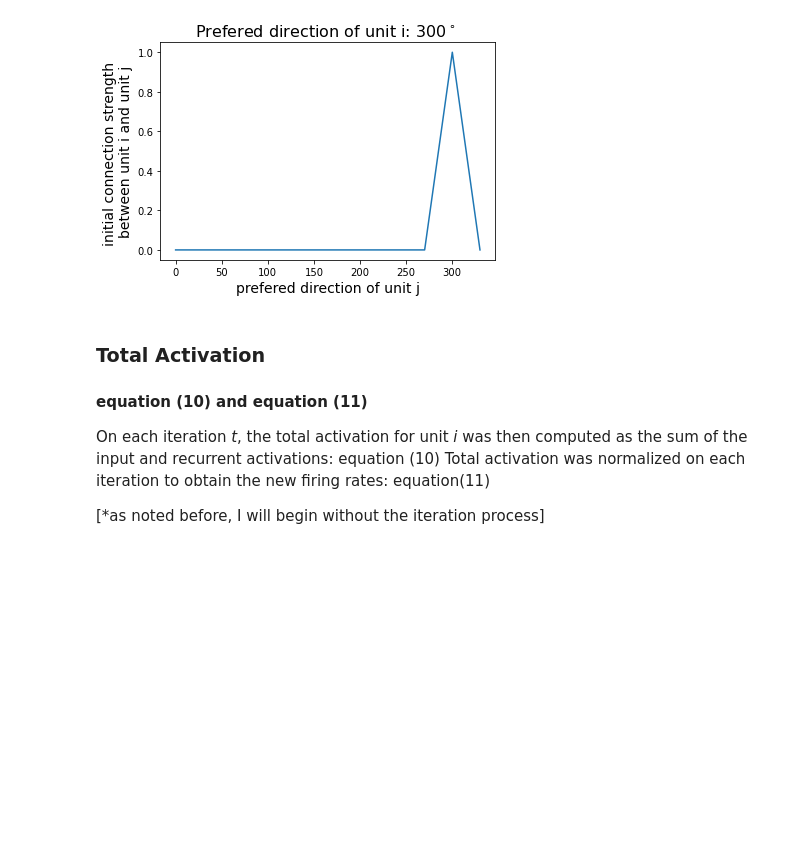
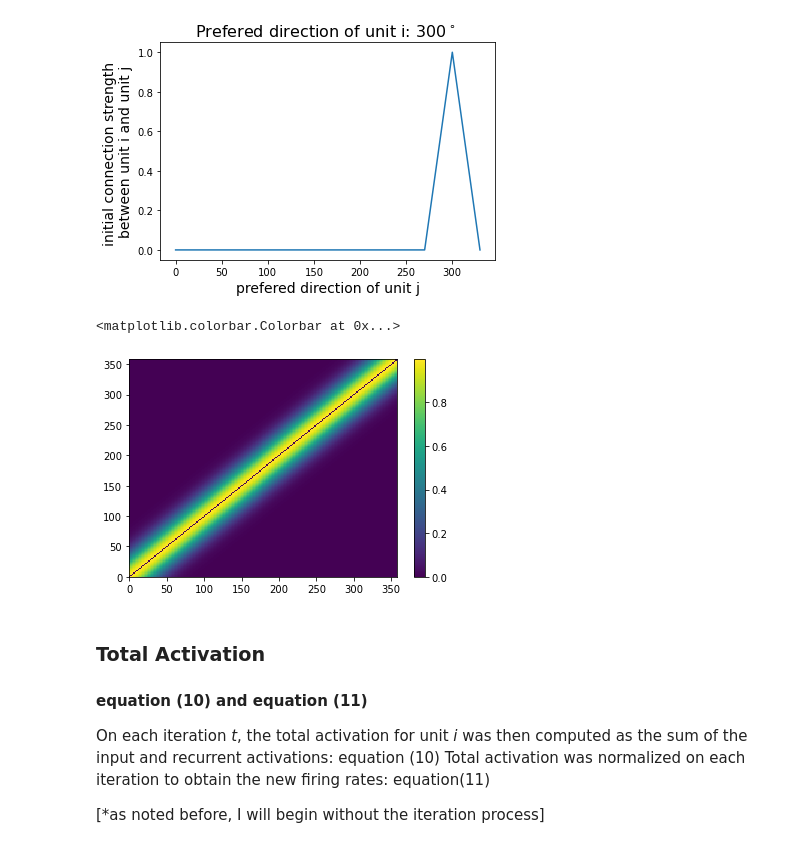
Before and after one commit to mwprestonjr/verstynen_2011_rpl, a Jupyter notebook: notebooks/verstynen_2011.ipynb, the cells around one changed output. Drawn from its saved outputs; the diff is of its cells as text; code cells hidden in the pictures; blank space fills up the shorter version.

Commit message:
define initial weight matrix

```diff
--- a/notebooks/verstynen_2011.ipynb
+++ b/notebooks/verstynen_2011.ipynb
@@ -67,20 +67,20 @@ spread: *$\omega_L$*, full-width-half-magnitude (FWHM)
 # %%
 # define lateral connection strength function
 
-def connection_strength(pref_i, pref_j, spread=2):
+def connection_strength(pref_i, pref_j, spread=30):
     W_ij = np.exp(-np.log(2) * ((pref_i-pref_j) / (spread/2))**2)
     return W_ij
 # %%
 # Plot activation profile for and example unit
 
-def plot_connection_strength_profile(pref_i):
+def plot_connection_strength_profile(pref_i, spread=2):
     # calculate connection
     pref_j = np.arange(0,360,30)
     N = len(target)
     W_ij = np.zeros(N)
 
     for j in range(N):
-        W_ij[j] = connection_strength(pref_i, pref_j[j])
+        W_ij[j] = connection_strength(pref_i, pref_j[j], spread)
 
     # plot input activation
     ax, fig = plt.subplots()
@@ -90,11 +90,34 @@ def plot_connection_strength_profile(pref_i):
     plt.title('Prefered direction of unit i: %d$^\circ$ ' %pref_i, fontsize=16)
 
 for pref_i in[60, 180, 300]:
-    plot_connection_strength_profile(pref_i)
+    plot_connection_strength_profile(pref_i, spread=10)
 # %% [output]
 [figure]
 [figure]
 [figure]
+# %%
+# create and plot an example initial weight matrix
+
+# define 180 units
+preference = np.arange(0,360,2)
+
+# calc weight between units
+W = np.zeros([len(preference), len(preference)])
+for i, pref_i in enumerate(preference):
+    for j, pref_j in enumerate(preference):
+        W[i,j] = connection_strength(i, j)
+
+        # force zero value on the diagonal?
+        # [should the diagonal be zero?]
+        if pref_i == pref_j:
+            W[i,j] = 0
+
+# plot weights
+plt.pcolormesh(preference, preference, W)
+plt.colorbar()
+# %% [output]
+<matplotlib.colorbar.Colorbar at 0x...>
+[figure, added]
 # %% [markdown]
 ### Total Activation
 #### equation (10) and equation (11)
```
Also changed, not shown: parts of 1 cell of this notebook.
